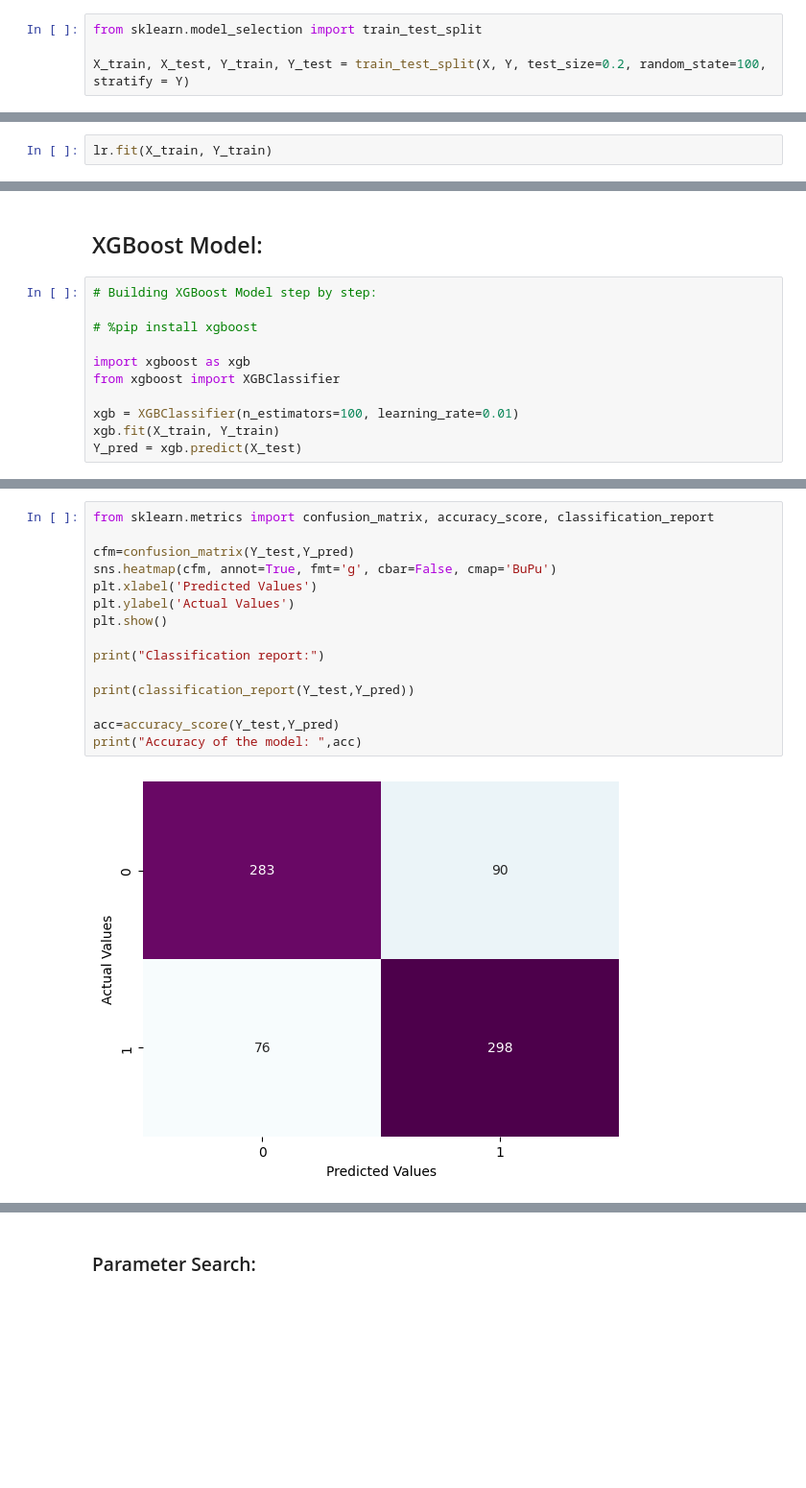
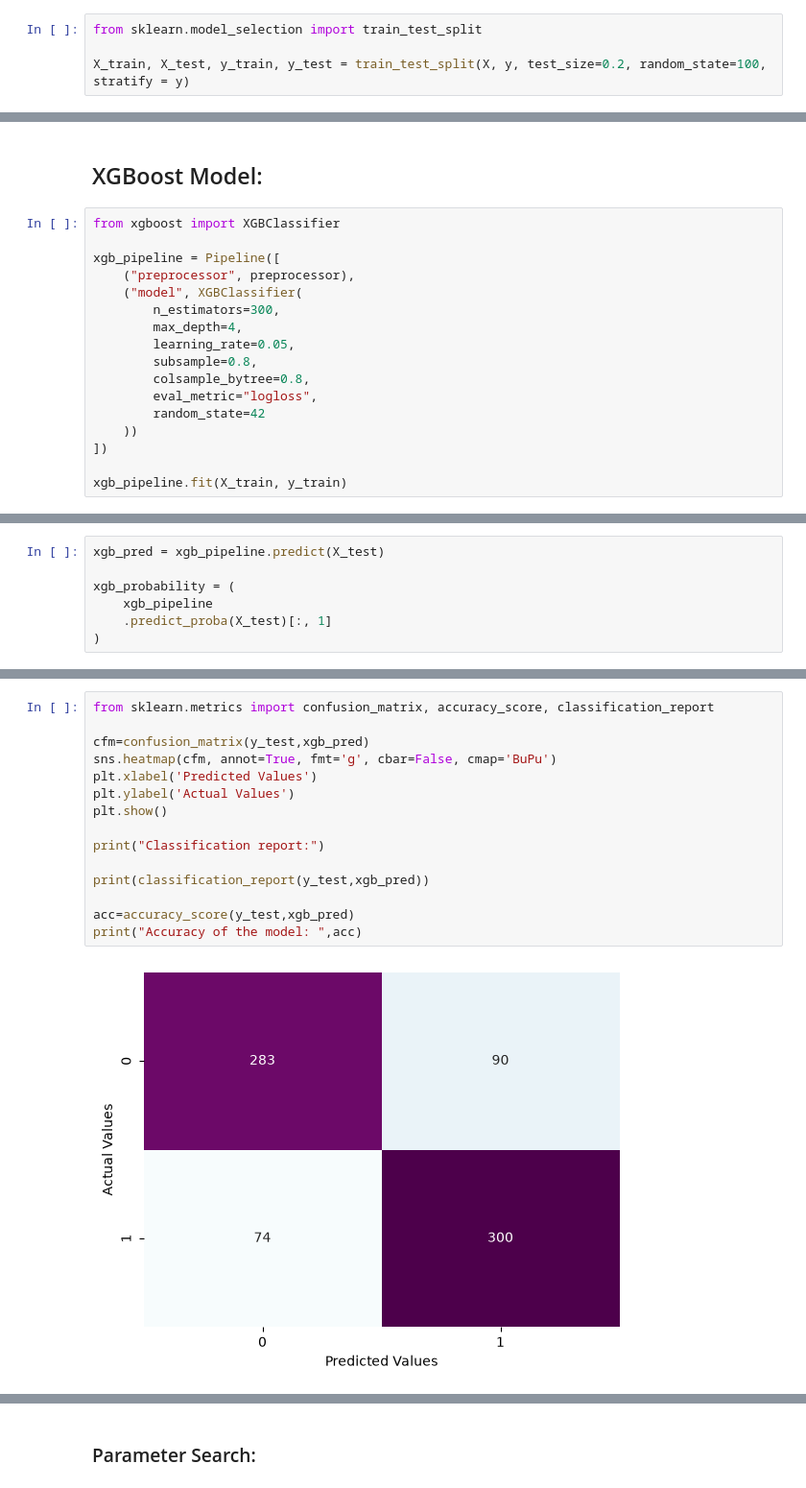
Before and after one commit to tamaxhh/Customer-Churn-Prediction, a Jupyter notebook: notebook/Customer Churn Prediction.ipynb, the cells around one changed output, grey strips where cells are left out. Shown at 96% size. Saved outputs shown, nothing was run; the diff lists cells and outputs as text; blank space fills up the shorter version.

```diff
--- a/notebook/Customer Churn Prediction.ipynb
+++ b/notebook/Customer Churn Prediction.ipynb
@@ -210,5 +302,5 @@ Y = df['Churn']
 # %%
 from sklearn.model_selection import train_test_split
 
-X_train, X_test, Y_train, Y_test = train_test_split(X, Y, test_size=0.2, random_state=100, stratify = Y)
+X_train, X_test, y_train, y_test = train_test_split(X, y, test_size=0.2, random_state=100, stratify = y)
 # %%
@@ -224,2 +375,0 @@ lr = LogisticRegression(max_iter=10000)
-# %%
-lr.fit(X_train, Y_train)
@@ -291,13 +432,19 @@ df.drop('tenure',axis=1,inplace=True)   # Droping it because we already did it i
 # %% [markdown]
 ## XGBoost Model:
 # %%
-# Building XGBoost Model step by step:
-
-# %pip install xgboost
-
-import xgboost as xgb
 from xgboost import XGBClassifier
 
-xgb = XGBClassifier(n_estimators=100, learning_rate=0.01)
-xgb.fit(X_train, Y_train)
-Y_pred = xgb.predict(X_test)
+xgb_pipeline = Pipeline([
+    ("preprocessor", preprocessor),
+    ("model", XGBClassifier(
+        n_estimators=300,
+        max_depth=4,
+        learning_rate=0.05,
+        subsample=0.8,
+        colsample_bytree=0.8,
+        eval_metric="logloss",
+        random_state=42
+    ))
+])
+
+xgb_pipeline.fit(X_train, y_train)
@@ -303,0 +470,7 @@ Y_pred = xgb.predict(X_test)
+# %%
+xgb_pred = xgb_pipeline.predict(X_test)
+
+xgb_probability = (
+    xgb_pipeline
+    .predict_proba(X_test)[:, 1]
+)
@@ -304,20 +530,20 @@ Y_pred = xgb.predict(X_test)
 # %%
 from sklearn.metrics import confusion_matrix, accuracy_score, classification_report
 
-cfm=confusion_matrix(Y_test,Y_pred)
+cfm=confusion_matrix(y_test,xgb_pred)
 sns.heatmap(cfm, annot=True, fmt='g', cbar=False, cmap='BuPu')
 plt.xlabel('Predicted Values')
 plt.ylabel('Actual Values')
 plt.show()
 
 print("Classification report:")
 
-print(classification_report(Y_test,Y_pred))
+print(classification_report(y_test,xgb_pred))
 
-acc=accuracy_score(Y_test,Y_pred)
+acc=accuracy_score(y_test,xgb_pred)
 print("Accuracy of the model: ",acc)
 # %% [output]
-[figure, old version]
+[figure, new version]
 Classification report:
               precision    recall  f1-score   support
 
```
Also changed, not shown: parts of 46 cells of this notebook, 1 other file.
